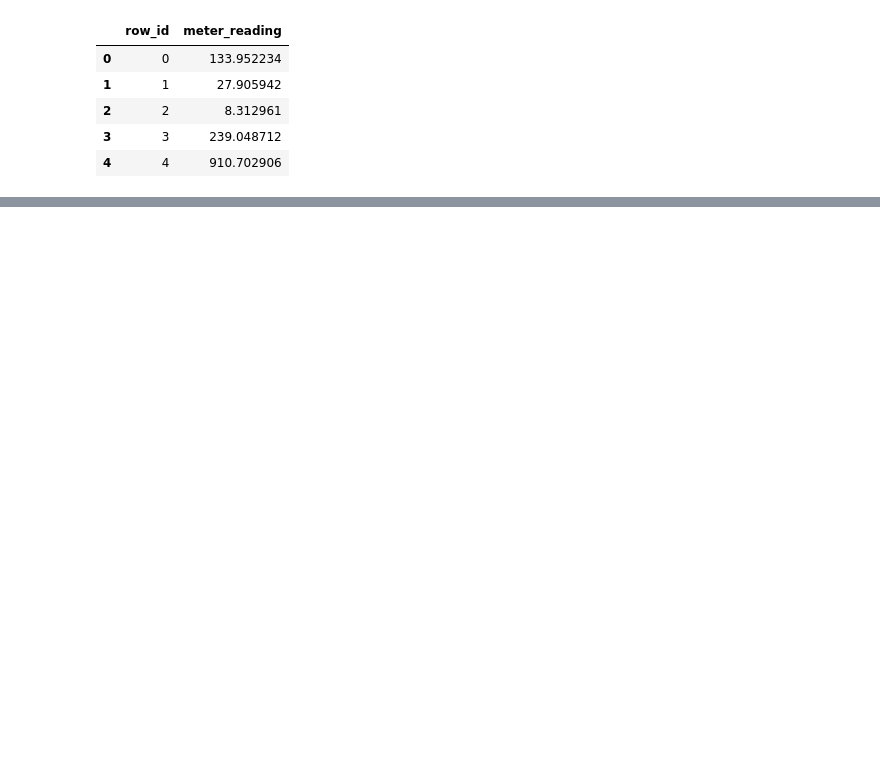
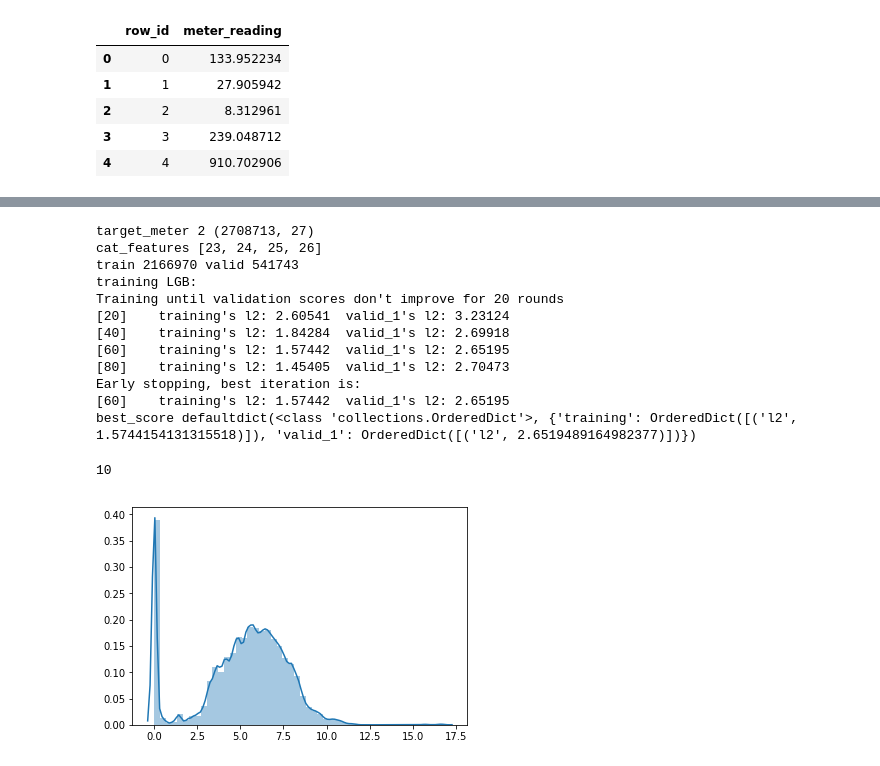
Before and after one commit to Luke-Gray/ASHRAE, a Jupyter notebook: Final Modeling.ipynb, the cells around one changed output, grey strips where cells are left out. Drawn from its saved outputs; the diff is of its cells as text; code cells hidden in the pictures; blank space fills up the shorter version.

```diff
--- a/Final Modeling.ipynb
+++ b/Final Modeling.ipynb
@@ -346,0 +513,44 @@ results_df.to_csv("submission.csv", index=False)
+# %%
+target_meter = 2
+X_train, y_train = create_X_y(train_df, target_meter=target_meter)
+y_valid_pred_total = np.zeros(X_train.shape[0])
+
+gc.collect()
+print('target_meter', target_meter, X_train.shape)
+
+cat_features = [X_train.columns.get_loc(cat_col) for cat_col in category_cols]
+print('cat_features', cat_features)
+
+models2 = []
+for train_idx, valid_idx in kf.split(X_train, y_train):
+    train_data = X_train.iloc[train_idx,:], y_train[train_idx]
+    valid_data = X_train.iloc[valid_idx,:], y_train[valid_idx]
+
+    print('train', len(train_idx), 'valid', len(valid_idx))
+#     model, y_pred_valid, log = fit_cb(train_data, valid_data, cat_features=cat_features, devices=[0,])
+    model, y_pred_valid, log = fit_lgbm(train_data, valid_data, cat_features=category_cols,
+                                        num_rounds=1000, lr=0.05, bf=0.8)
+    y_valid_pred_total[valid_idx] = y_pred_valid
+    models2.append(model)
+    gc.collect()
+    if model.best_score:
+        break
+
+sns.distplot(y_train)
+del X_train, y_train
+gc.collect()
+# %% [output]
+target_meter 2 (2708713, 27)
+cat_features [23, 24, 25, 26]
+train 2166970 valid 541743
+training LGB:
+Training until validation scores don't improve for 20 rounds
+[20]    training's l2: 2.60541  valid_1's l2: 3.23124
+[40]    training's l2: 1.84284  valid_1's l2: 2.69918
+[60]    training's l2: 1.57442  valid_1's l2: 2.65195
+[80]    training's l2: 1.45405  valid_1's l2: 2.70473
+Early stopping, best iteration is:
+[60]    training's l2: 1.57442  valid_1's l2: 2.65195
+best_score defaultdict(<class 'collections.OrderedDict'>, {'training': OrderedDict([('l2', 1.5744154131315518)]), 'valid_1': OrderedDict([('l2', 2.6519489164982377)])})
+10
+[figure, added]
```
Also changed, not shown: parts of 36 cells of this notebook, 1 other file.
